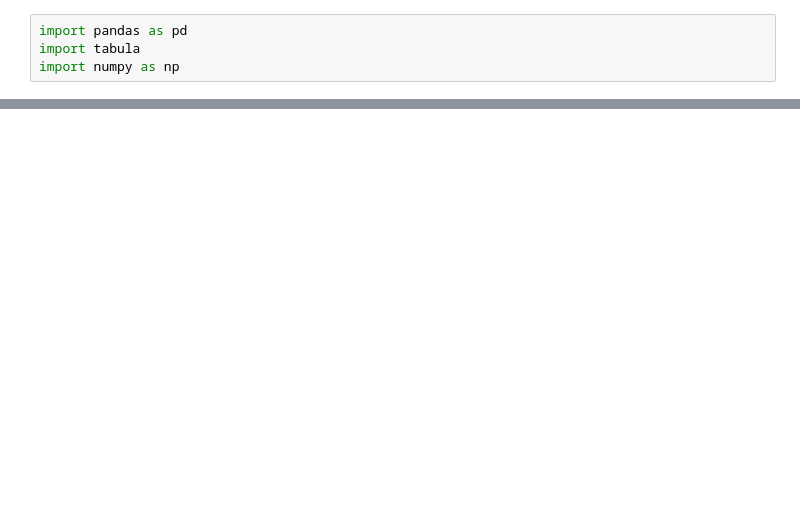
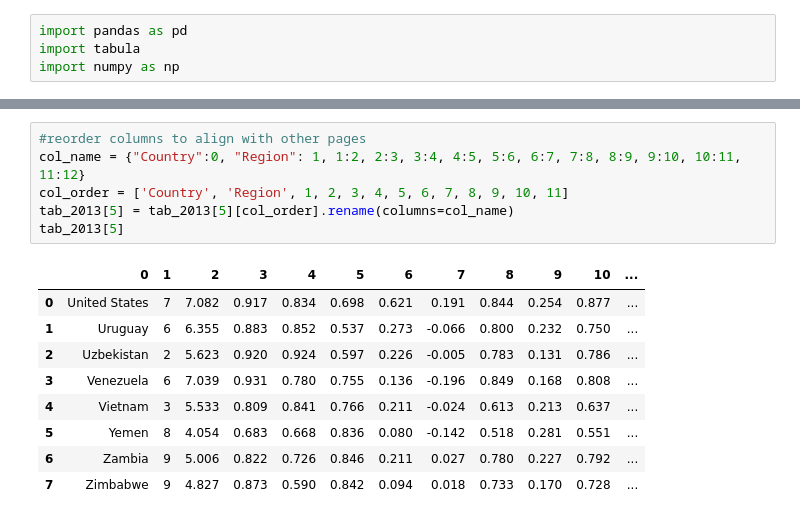
Before and after one commit to angkohtenko/World_Happiness_Report, a Jupyter notebook: Clean_data.ipynb, the cells around one changed output, grey strips where cells are left out. Saved outputs shown, nothing was run; the diff lists cells and outputs as text; blank space fills up the shorter version.

```diff
--- a/Clean_data.ipynb
+++ b/Clean_data.ipynb
@@ -13,0 +245,16 @@ FileNotFoundError: [Errno 2] No such file or directory: '/Users/ziza/Documents/C
+# %%
+#reorder columns to align with other pages
+col_name = {"Country":0, "Region": 1, 1:2, 2:3, 3:4, 4:5, 5:6, 6:7, 7:8, 8:9, 9:10, 10:11, 11:12}
+col_order = ['Country', 'Region', 1, 2, 3, 4, 5, 6, 7, 8, 9, 10, 11]
+tab_2013[5] = tab_2013[5][col_order].rename(columns=col_name)
+tab_2013[5]
+# %% [output]
+|  | 0 | 1 | 2 | 3 | 4 | 5 | 6 | 7 | 8 | 9 | 10 | ... |
+| 0 | United States | 7 | 7.082 | 0.917 | 0.834 | 0.698 | 0.621 | 0.191 | 0.844 | 0.254 | 0.877 | ... |
+| 1 | Uruguay | 6 | 6.355 | 0.883 | 0.852 | 0.537 | 0.273 | -0.066 | 0.800 | 0.232 | 0.750 | ... |
+| 2 | Uzbekistan | 2 | 5.623 | 0.920 | 0.924 | 0.597 | 0.226 | -0.005 | 0.783 | 0.131 | 0.786 | ... |
+| 3 | Venezuela | 6 | 7.039 | 0.931 | 0.780 | 0.755 | 0.136 | -0.196 | 0.849 | 0.168 | 0.808 | ... |
+| 4 | Vietnam | 3 | 5.533 | 0.809 | 0.841 | 0.766 | 0.211 | -0.024 | 0.613 | 0.213 | 0.637 | ... |
+| 5 | Yemen | 8 | 4.054 | 0.683 | 0.668 | 0.836 | 0.080 | -0.142 | 0.518 | 0.281 | 0.551 | ... |
+| 6 | Zambia | 9 | 5.006 | 0.822 | 0.726 | 0.846 | 0.211 | 0.027 | 0.780 | 0.227 | 0.792 | ... |
+| 7 | Zimbabwe | 9 | 4.827 | 0.873 | 0.590 | 0.842 | 0.094 | 0.018 | 0.733 | 0.170 | 0.728 | ... |
```
Also changed, not shown: parts of 23 cells of this notebook.
